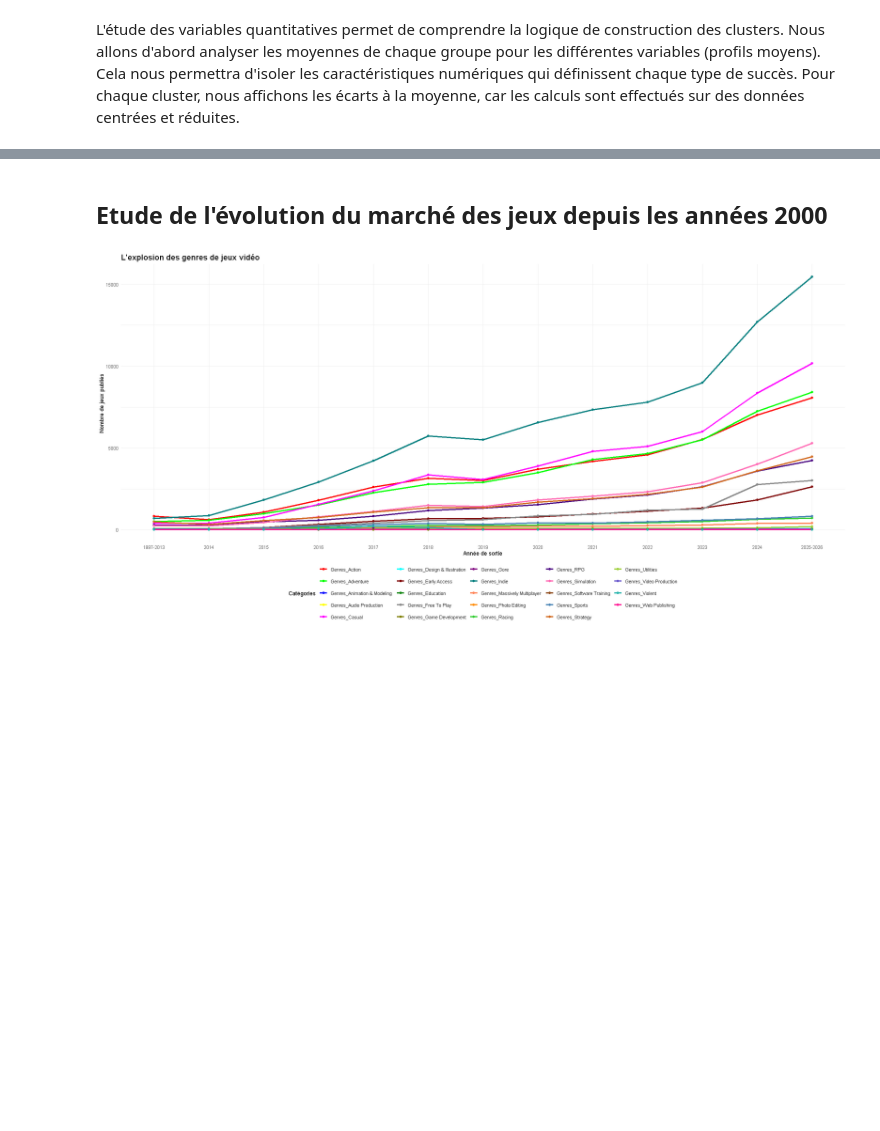
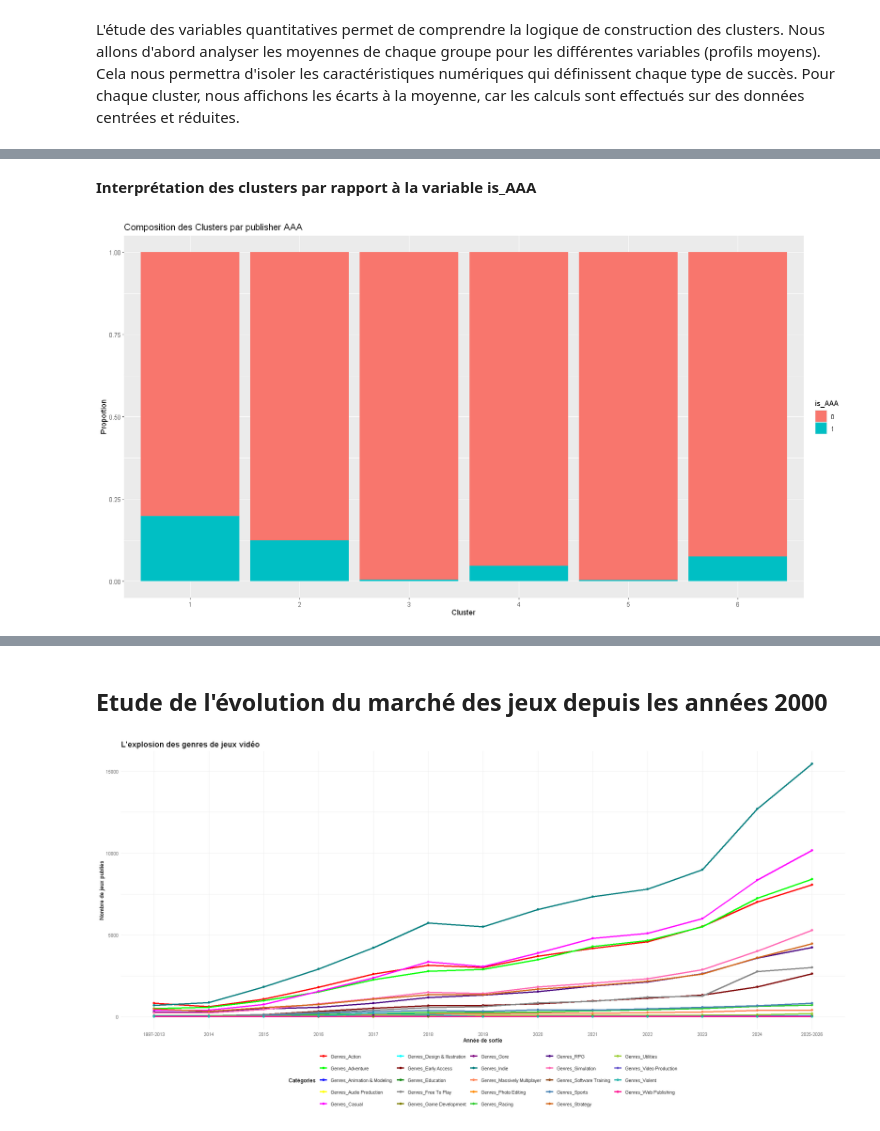
Before and after one commit to LjAquinox/Projet_Analyse_Steam, a Jupyter notebook: notebook_R.ipynb, the cells around one changed output, grey strips where cells are left out. Drawn from its saved outputs; the diff is of its cells as text; code cells hidden in the pictures; blank space fills up the shorter version.

```diff
--- a/notebook_R.ipynb
+++ b/notebook_R.ipynb
@@ -1484,0 +1590,10 @@ grid.arrange(
+# %% [markdown]
+**Interprétation des clusters par rapport à la variable is_AAA**
+# %%
+ggplot(data.pop.quali, aes(x = cluster, fill = is_AAA)) +
+  geom_bar(position = "fill") +
+  labs(title = "Composition des Clusters par publisher AAA",
+       y = "Proportion",
+       x = "Cluster")
+# %% [output]
+[figure, added]
```
Also changed, not shown: parts of 44 cells of this notebook.
